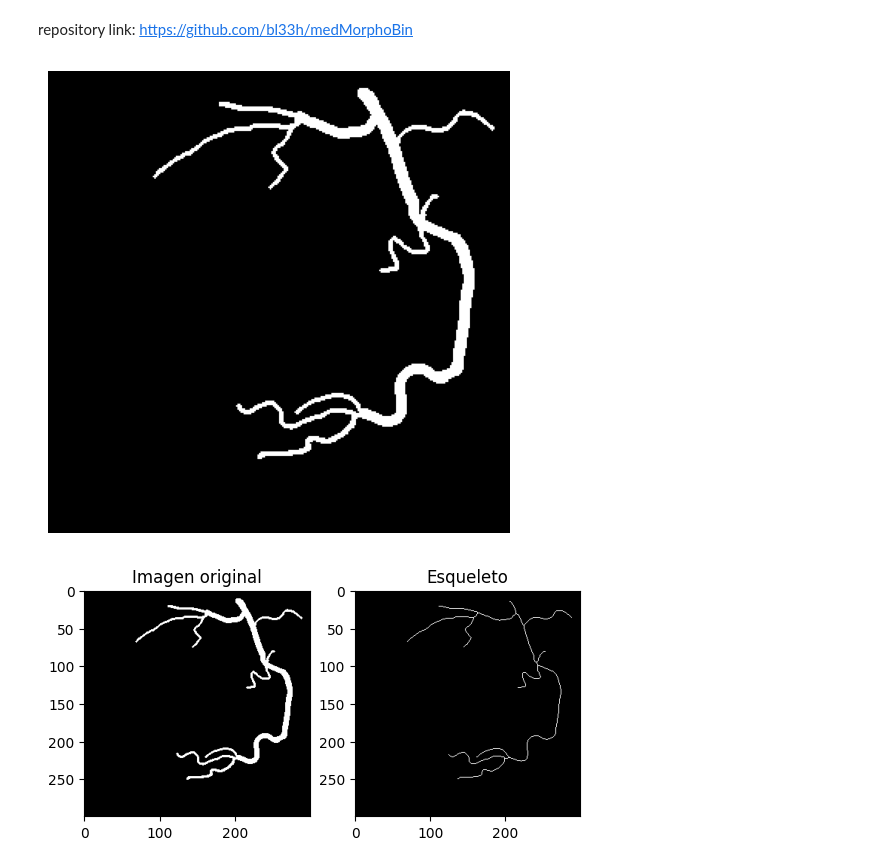
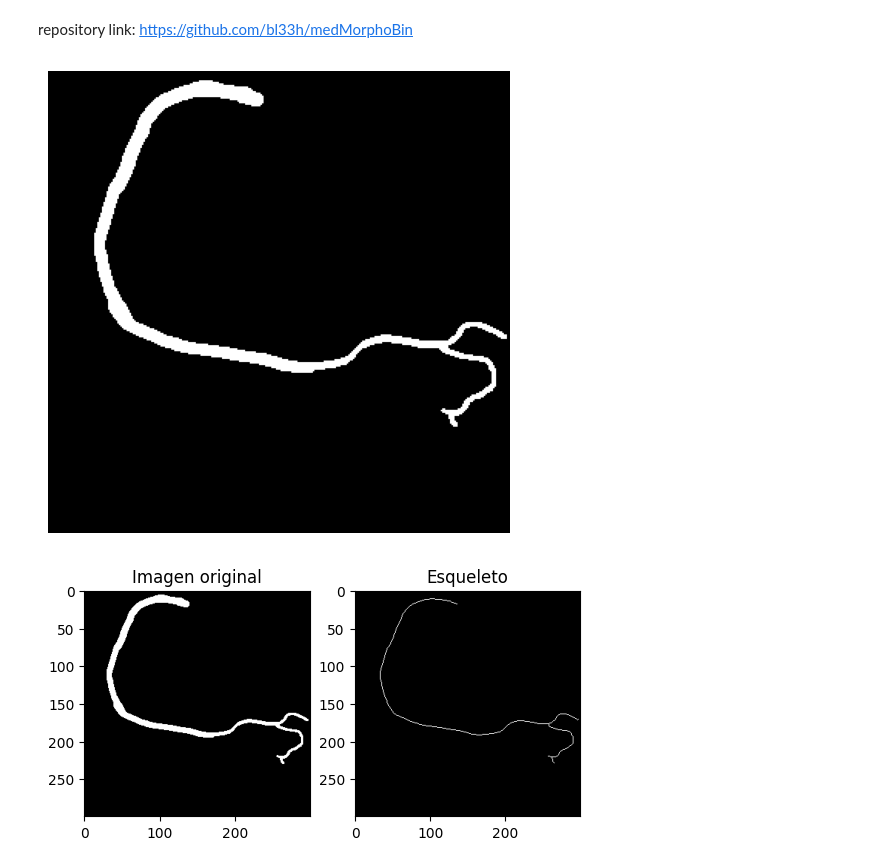
Before and after one commit to bl33h/medMorphoBin, a Jupyter notebook: src/SecondProblem.ipynb, the cells around one changed output. Saved outputs shown, nothing was run; the diff lists cells and outputs as text; code cells hidden in the pictures.

```diff
--- a/src/SecondProblem.ipynb
+++ b/src/SecondProblem.ipynb
@@ -19,16 +19,16 @@ from scipy.ndimage import convolve
 from skimage.graph import route_through_array
 import json
 # %%
-image_path = "img/7_gt.pgm"
+image_path = "img/5_gt.pgm"
 image = cv2.imread(image_path, cv2.IMREAD_GRAYSCALE)
 
 # Mostrar la imagen
 plt.figure(figsize=(6,6))
 plt.imshow(image, cmap='gray')
 plt.axis("off")
 plt.show()
 # %% [output]
-[figure, old version]
+[figure, new version]
 # %%
 # otsu thresholding
 _, binary = cv2.threshold(image, 0, 255, cv2.THRESH_BINARY + cv2.THRESH_OTSU)
@@ -48,7 +48,7 @@ plt.show()
 # coordenadas del esqueleto
 skeleton_coords = np.column_stack(np.where(skeleton == 1))
 # %% [output]
-[figure, old version]
+[figure, new version]
 # %%
 # Define the skeleton image (replace this with your actual skeleton image)
 # skeleton = ...
```
Also changed, not shown: parts of 15 cells of this notebook, 2 other files.
